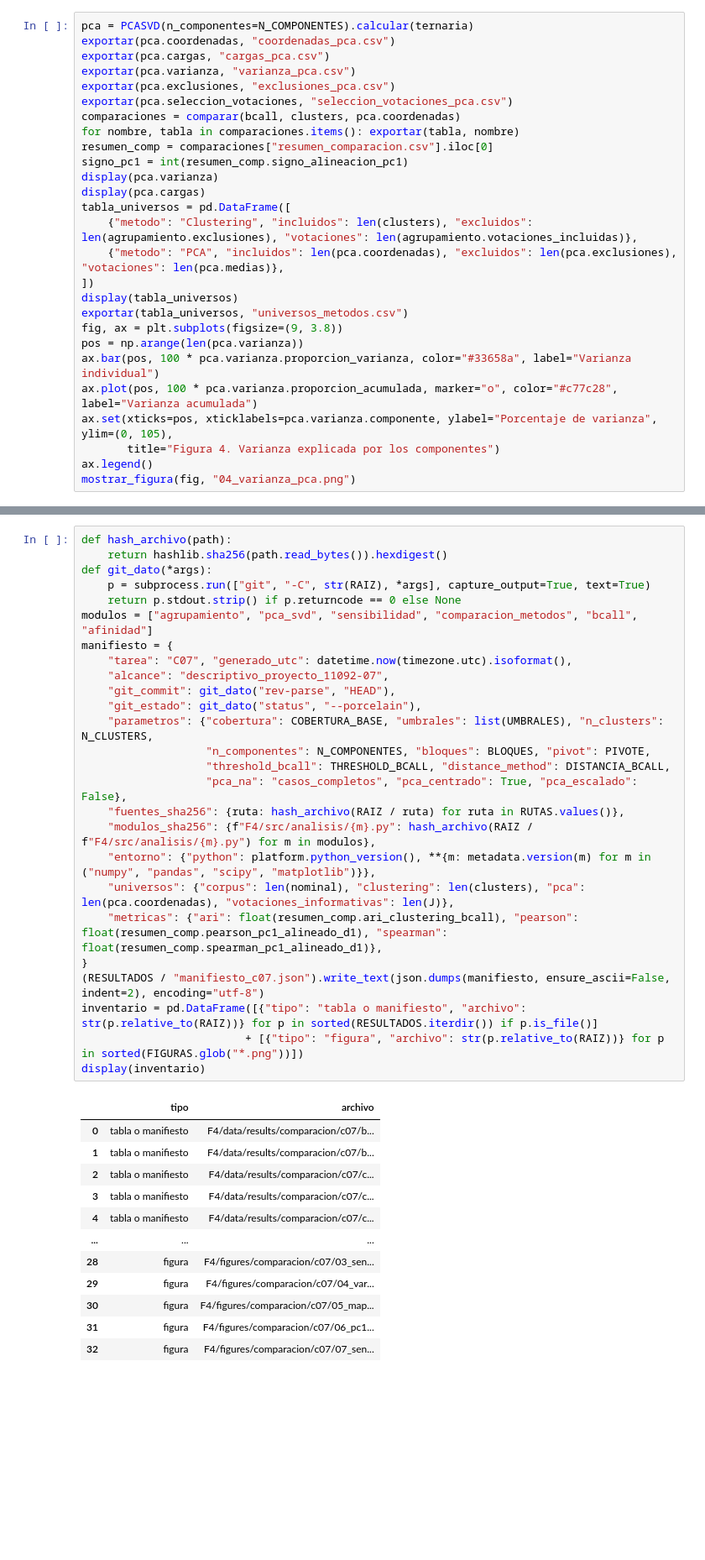
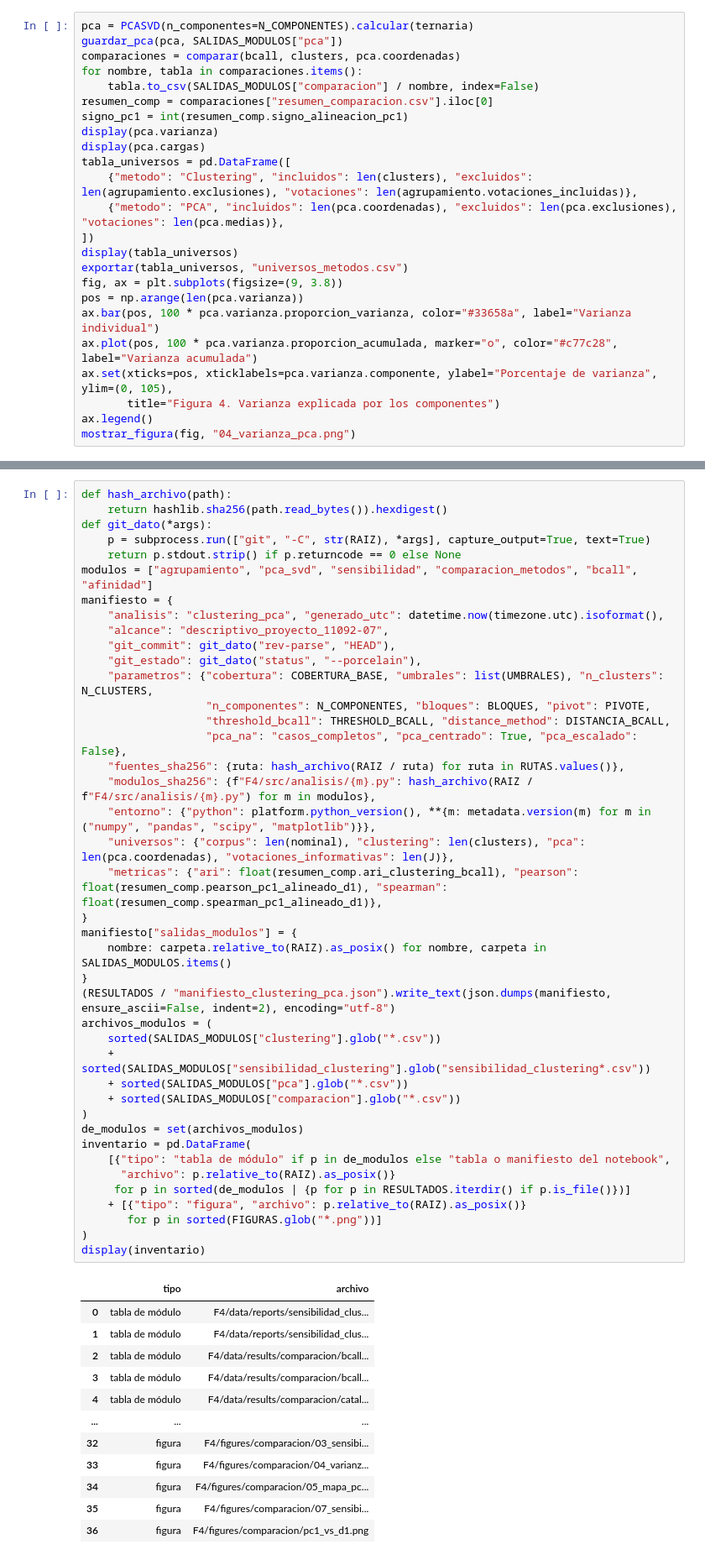
Before and after one commit to joserodriguezc/grupo_1_programacion_ciencia_datos, a Jupyter notebook: F4/notebooks/F4_04_clustering_pca.ipynb, the cells around one changed output, grey strips where cells are left out. Shown at 84% size. Drawn from its saved outputs; the diff is of its cells as text; blank space fills up the shorter version.

```diff
--- a/F4/notebooks/F4_04_clustering_pca.ipynb
+++ b/F4/notebooks/F4_04_clustering_pca.ipynb
@@ -340,13 +354,10 @@ $T$ contiene las coordenadas, $V$ los coeficientes de los ejes, $s_k$ los valore
 No se escalan columnas. La codificación ternaria representa la abstención entre Sí y No: es una decisión numérica del análisis y distingue PCA de la distancia nominal. El signo de cada eje es arbitrario; se conserva el signo original y se registra cualquier alineación usada para comparación. PC2 representa un segundo patrón de diferencias entre personas y no equivale a la variabilidad individual d2 de B‑Call.
 # %%
 pca = PCASVD(n_componentes=N_COMPONENTES).calcular(ternaria)
-exportar(pca.coordenadas, "coordenadas_pca.csv")
-exportar(pca.cargas, "cargas_pca.csv")
-exportar(pca.varianza, "varianza_pca.csv")
-exportar(pca.exclusiones, "exclusiones_pca.csv")
-exportar(pca.seleccion_votaciones, "seleccion_votaciones_pca.csv")
+guardar_pca(pca, SALIDAS_MODULOS["pca"])
 comparaciones = comparar(bcall, clusters, pca.coordenadas)
-for nombre, tabla in comparaciones.items(): exportar(tabla, nombre)
+for nombre, tabla in comparaciones.items():
+    tabla.to_csv(SALIDAS_MODULOS["comparacion"] / nombre, index=False)
 resumen_comp = comparaciones["resumen_comparacion.csv"].iloc[0]
 signo_pc1 = int(resumen_comp.signo_alineacion_pc1)
 display(pca.varianza)
@@ -631,39 +643,54 @@ Las tablas se exportan en `F4/data/results/comparacion/c07/` y las figuras en `F
 # %%
 def hash_archivo(path):
     return hashlib.sha256(path.read_bytes()).hexdigest()
 def git_dato(*args):
     p = subprocess.run(["git", "-C", str(RAIZ), *args], capture_output=True, text=True)
     return p.stdout.strip() if p.returncode == 0 else None
 modulos = ["agrupamiento", "pca_svd", "sensibilidad", "comparacion_metodos", "bcall", "afinidad"]
 manifiesto = {
-    "tarea": "C07", "generado_utc": datetime.now(timezone.utc).isoformat(),
+    "analisis": "clustering_pca", "generado_utc": datetime.now(timezone.utc).isoformat(),
     "alcance": "descriptivo_proyecto_11092-07",
     "git_commit": git_dato("rev-parse", "HEAD"),
     "git_estado": git_dato("status", "--porcelain"),
     "parametros": {"cobertura": COBERTURA_BASE, "umbrales": list(UMBRALES), "n_clusters": N_CLUSTERS,
                    "n_componentes": N_COMPONENTES, "bloques": BLOQUES, "pivot": PIVOTE,
                    "threshold_bcall": THRESHOLD_BCALL, "distance_method": DISTANCIA_BCALL,
                    "pca_na": "casos_completos", "pca_centrado": True, "pca_escalado": False},
     "fuentes_sha256": {ruta: hash_archivo(RAIZ / ruta) for ruta in RUTAS.values()},
     "modulos_sha256": {f"F4/src/analisis/{m}.py": hash_archivo(RAIZ / f"F4/src/analisis/{m}.py") for m in modulos},
     "entorno": {"python": platform.python_version(), **{m: metadata.version(m) for m in ("numpy", "pandas", "scipy", "matplotlib")}},
     "universos": {"corpus": len(nominal), "clustering": len(clusters), "pca": len(pca.coordenadas), "votaciones_informativas": len(J)},
     "metricas": {"ari": float(resumen_comp.ari_clustering_bcall), "pearson": float(resumen_comp.pearson_pc1_alineado_d1), "spearman": float(resumen_comp.spearman_pc1_alineado_d1)},
 }
-(RESULTADOS / "manifiesto_c07.json").write_text(json.dumps(manifiesto, ensure_ascii=False, indent=2), encoding="utf-8")
-inventario = pd.DataFrame([{"tipo": "tabla o manifiesto", "archivo": str(p.relative_to(RAIZ))} for p in sorted(RESULTADOS.iterdir()) if p.is_file()]
-                         + [{"tipo": "figura", "archivo": str(p.relative_to(RAIZ))} for p in sorted(FIGURAS.glob("*.png"))])
+manifiesto["salidas_modulos"] = {
+    nombre: carpeta.relative_to(RAIZ).as_posix() for nombre, carpeta in SALIDAS_MODULOS.items()
+}
+(RESULTADOS / "manifiesto_clustering_pca.json").write_text(json.dumps(manifiesto, ensure_ascii=False, indent=2), encoding="utf-8")
+archivos_modulos = (
+    sorted(SALIDAS_MODULOS["clustering"].glob("*.csv"))
+    + sorted(SALIDAS_MODULOS["sensibilidad_clustering"].glob("sensibilidad_clustering*.csv"))
+    + sorted(SALIDAS_MODULOS["pca"].glob("*.csv"))
+    + sorted(SALIDAS_MODULOS["comparacion"].glob("*.csv"))
+)
+de_modulos = set(archivos_modulos)
+inventario = pd.DataFrame(
+    [{"tipo": "tabla de módulo" if p in de_modulos else "tabla o manifiesto del notebook",
+      "archivo": p.relative_to(RAIZ).as_posix()}
+     for p in sorted(de_modulos | {p for p in RESULTADOS.iterdir() if p.is_file()})]
+    + [{"tipo": "figura", "archivo": p.relative_to(RAIZ).as_posix()}
+       for p in sorted(FIGURAS.glob("*.png"))]
+)
 display(inventario)
 # %% [output]
 |  | tipo | archivo |
-| 0 | tabla o manifiesto | F4/data/results/comparacion/c07/b... |
-| 1 | tabla o manifiesto | F4/data/results/comparacion/c07/b... |
-| 2 | tabla o manifiesto | F4/data/results/comparacion/c07/c... |
-| 3 | tabla o manifiesto | F4/data/results/comparacion/c07/c... |
-| 4 | tabla o manifiesto | F4/data/results/comparacion/c07/c... |
+| 0 | tabla de módulo | F4/data/reports/sensibilidad_clus... |
+| 1 | tabla de módulo | F4/data/reports/sensibilidad_clus... |
+| 2 | tabla de módulo | F4/data/results/comparacion/bcall... |
+| 3 | tabla de módulo | F4/data/results/comparacion/bcall... |
+| 4 | tabla de módulo | F4/data/results/comparacion/catal... |
 | ... | ... | ... |
-| 28 | figura | F4/figures/comparacion/c07/03_sen... |
-| 29 | figura | F4/figures/comparacion/c07/04_var... |
-| 30 | figura | F4/figures/comparacion/c07/05_map... |
-| 31 | figura | F4/figures/comparacion/c07/06_pc1... |
-| 32 | figura | F4/figures/comparacion/c07/07_sen... |
+| 32 | figura | F4/figures/comparacion/03_sensibi... |
+| 33 | figura | F4/figures/comparacion/04_varianz... |
+| 34 | figura | F4/figures/comparacion/05_mapa_pc... |
+| 35 | figura | F4/figures/comparacion/07_sensibi... |
+| 36 | figura | F4/figures/comparacion/pc1_vs_d1.png |
```
Also changed, not shown: parts of 10 cells of this notebook, 25 other files.
